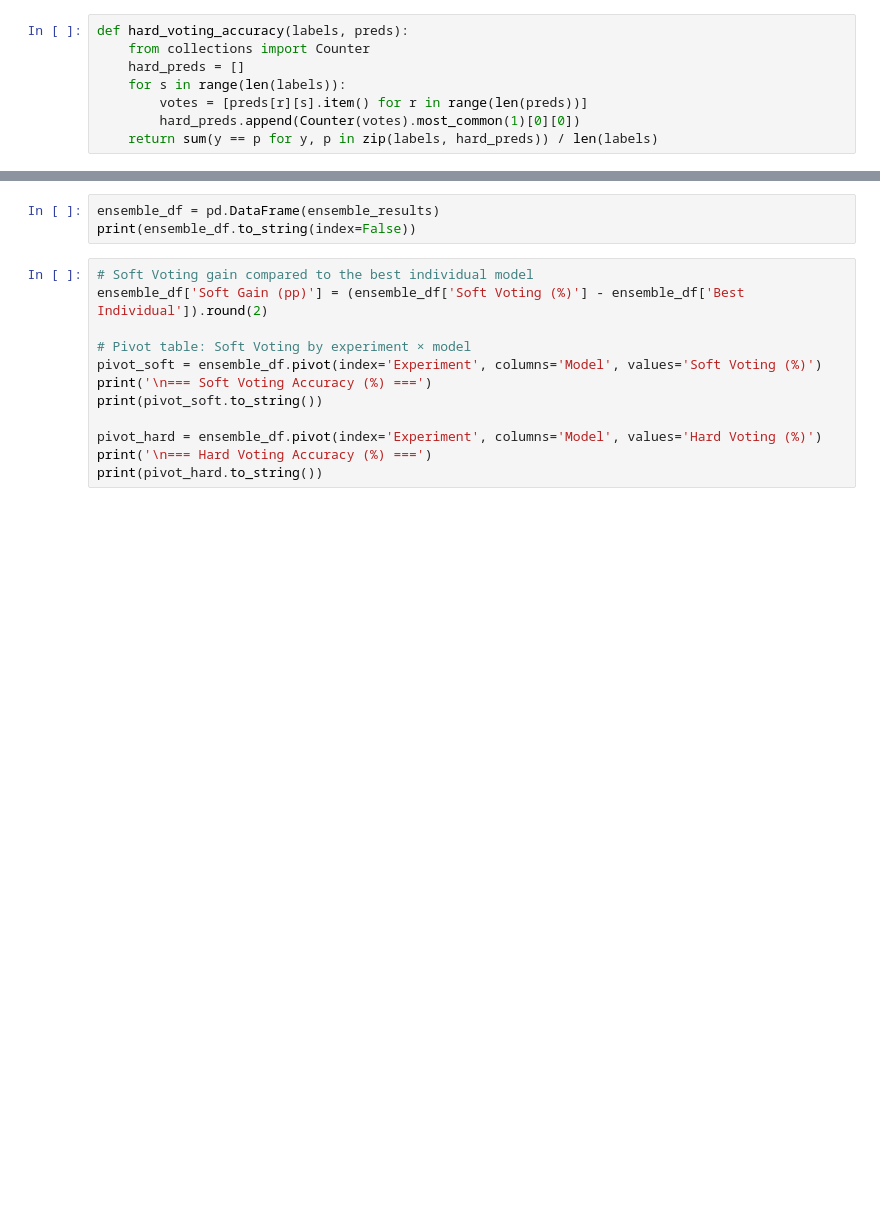
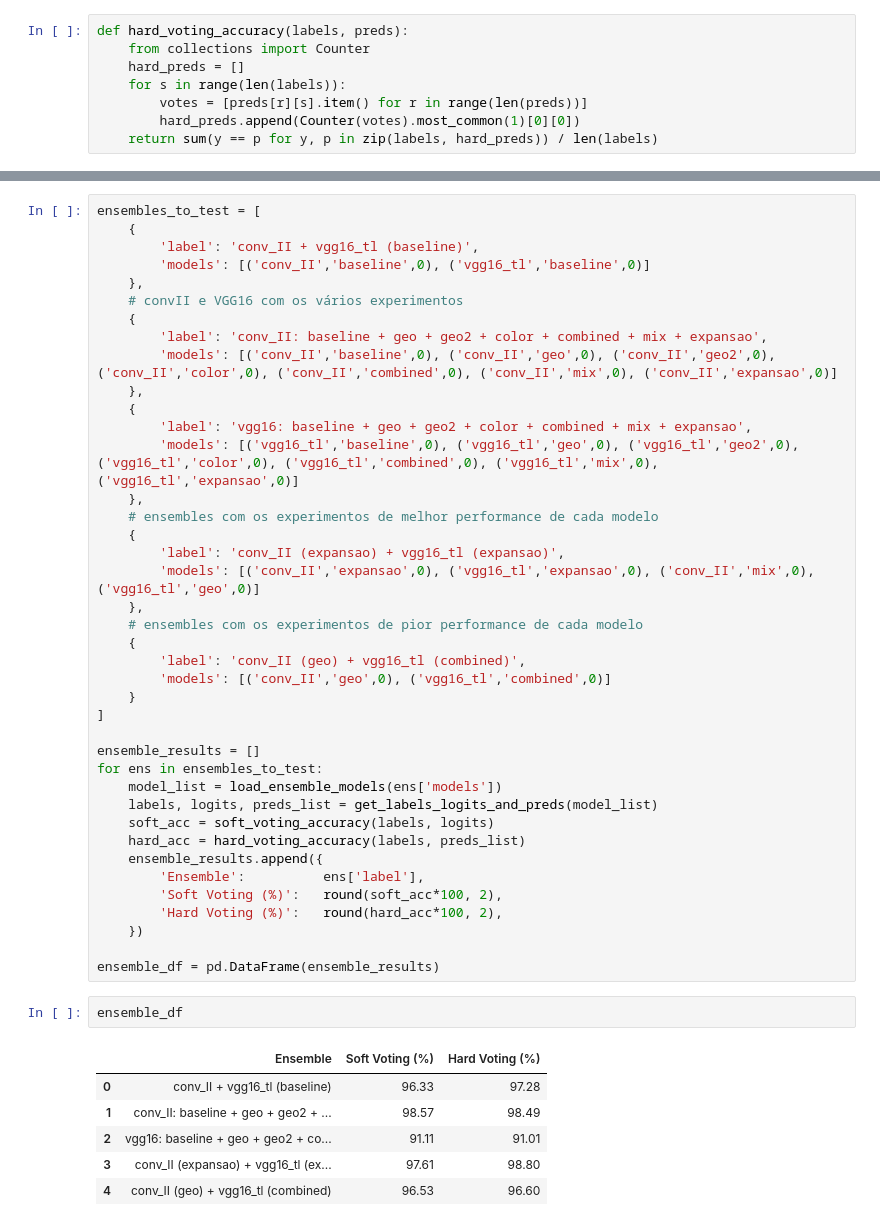
Before and after one commit to phi-00/ProjectVC, a Jupyter notebook: notebooks/notebook.ipynb, the cells around one changed output, grey strips where cells are left out. Saved outputs shown, nothing was run; the diff lists cells and outputs as text; blank space fills up the shorter version.

```diff
--- a/notebooks/notebook.ipynb
+++ b/notebooks/notebook.ipynb
@@ -1139,16 +1172,50 @@ for exp_name, exp_label in EXPERIMENTS:
-# %%
-ensemble_df = pd.DataFrame(ensemble_results)
-print(ensemble_df.to_string(index=False))
-# %%
-# Soft Voting gain compared to the best individual model
-ensemble_df['Soft Gain (pp)'] = (ensemble_df['Soft Voting (%)'] - ensemble_df['Best Individual']).round(2)
-
-# Pivot table: Soft Voting by experiment × model
-pivot_soft = ensemble_df.pivot(index='Experiment', columns='Model', values='Soft Voting (%)')
-print('\n=== Soft Voting Accuracy (%) ===')
-print(pivot_soft.to_string())
-
-pivot_hard = ensemble_df.pivot(index='Experiment', columns='Model', values='Hard Voting (%)')
-print('\n=== Hard Voting Accuracy (%) ===')
-print(pivot_hard.to_string())
+# %%
+ensembles_to_test = [
+    {
+        'label': 'conv_II + vgg16_tl (baseline)',
+        'models': [('conv_II','baseline',0), ('vgg16_tl','baseline',0)]
+    },
+    # convII e VGG16 com os vários experimentos
+    {
+        'label': 'conv_II: baseline + geo + geo2 + color + combined + mix + expansao',
+        'models': [('conv_II','baseline',0), ('conv_II','geo',0), ('conv_II','geo2',0), ('conv_II','color',0), ('conv_II','combined',0), ('conv_II','mix',0), ('conv_II','expansao',0)]
+    },
+    {
+        'label': 'vgg16: baseline + geo + geo2 + color + combined + mix + expansao',
+        'models': [('vgg16_tl','baseline',0), ('vgg16_tl','geo',0), ('vgg16_tl','geo2',0), ('vgg16_tl','color',0), ('vgg16_tl','combined',0), ('vgg16_tl','mix',0), ('vgg16_tl','expansao',0)]
+    },
+    # ensembles com os experimentos de melhor performance de cada modelo
+    {
+        'label': 'conv_II (expansao) + vgg16_tl (expansao)',
+        'models': [('conv_II','expansao',0), ('vgg16_tl','expansao',0), ('conv_II','mix',0), ('vgg16_tl','geo',0)]
+    },
+    # ensembles com os experimentos de pior performance de cada modelo
+    {
+        'label': 'conv_II (geo) + vgg16_tl (combined)',
+        'models': [('conv_II','geo',0), ('vgg16_tl','combined',0)]
+    }
+]
+
+ensemble_results = []
+for ens in ensembles_to_test:
+    model_list = load_ensemble_models(ens['models'])
+    labels, logits, preds_list = get_labels_logits_and_preds(model_list)
+    soft_acc = soft_voting_accuracy(labels, logits)
+    hard_acc = hard_voting_accuracy(labels, preds_list)
+    ensemble_results.append({
+        'Ensemble':          ens['label'],
+        'Soft Voting (%)':   round(soft_acc*100, 2),
+        'Hard Voting (%)':   round(hard_acc*100, 2),
+    })
+
+ensemble_df = pd.DataFrame(ensemble_results)
+# %%
+ensemble_df
+# %% [output]
+|  | Ensemble | Soft Voting (%) | Hard Voting (%) |
+| 0 | conv_II + vgg16_tl (baseline) | 96.33 | 97.28 |
+| 1 | conv_II: baseline + geo + geo2 + ... | 98.57 | 98.49 |
+| 2 | vgg16: baseline + geo + geo2 + co... | 91.11 | 91.01 |
+| 3 | conv_II (expansao) + vgg16_tl (ex... | 97.61 | 98.80 |
+| 4 | conv_II (geo) + vgg16_tl (combined) | 96.53 | 96.60 |
 # %% [markdown]
```
Also changed, not shown: parts of 33 cells of this notebook.
